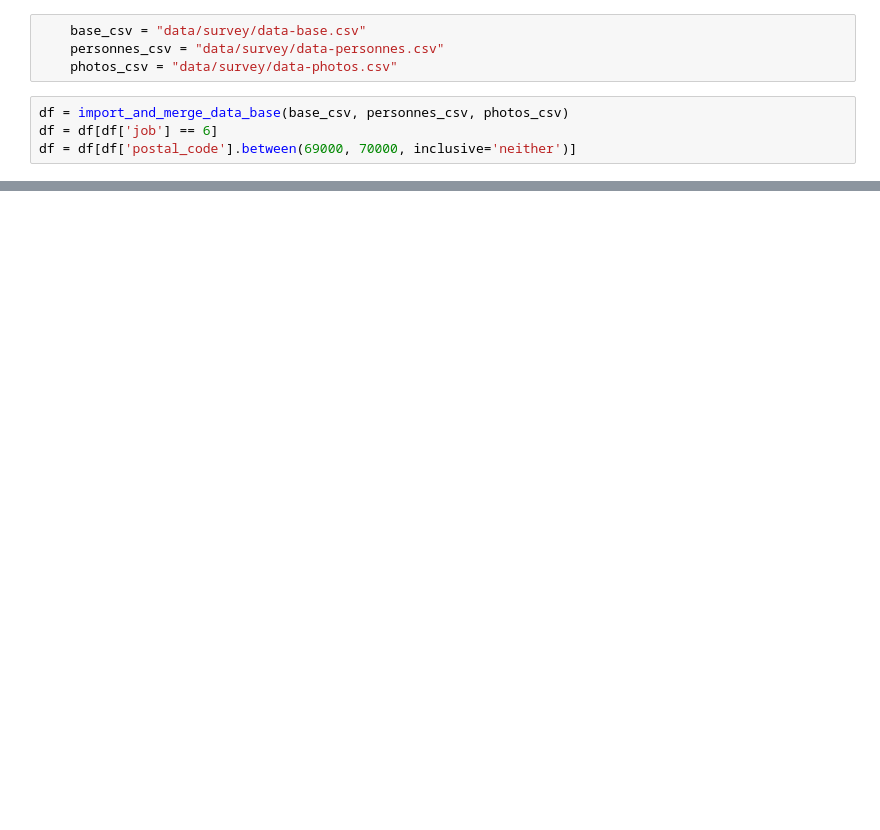
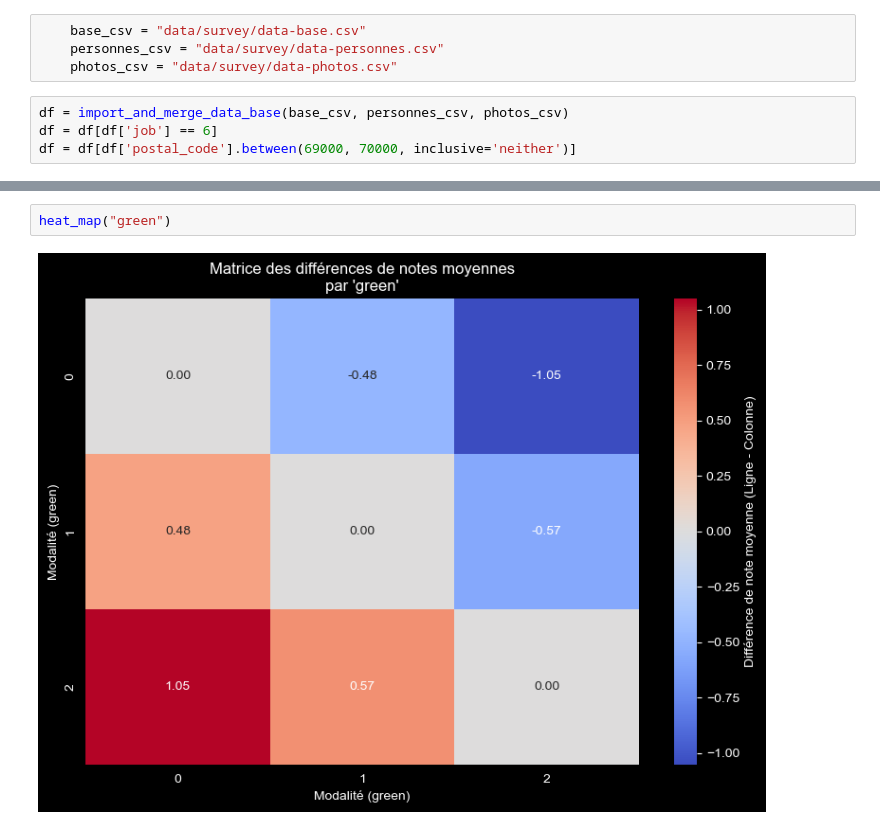
Before and after one commit to tim-lemm/Bikeability-Assessment-Tool, a Jupyter notebook: data_analysis.ipynb, the cells around one changed output, grey strips where cells are left out. Cells and saved outputs as stored; diff of their text form; blank space fills up the shorter version.

```diff
--- a/data_analysis.ipynb
+++ b/data_analysis.ipynb
@@ -126,0 +143,4 @@ plt.show()
+# %%
+heat_map("green")
+# %% [output]
+[figure, added]
```
Also changed, not shown: parts of 15 cells of this notebook, 13 other files.
